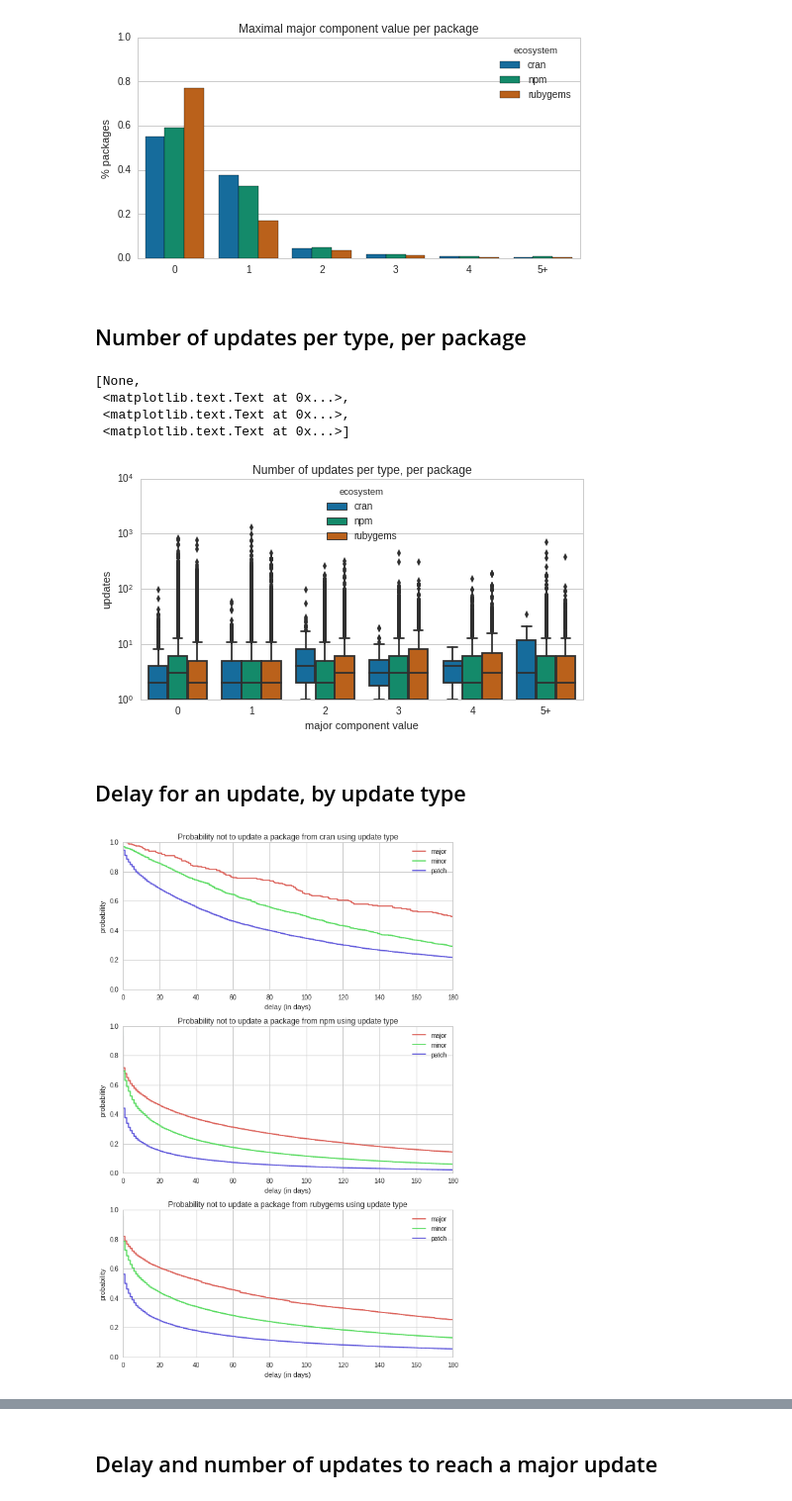
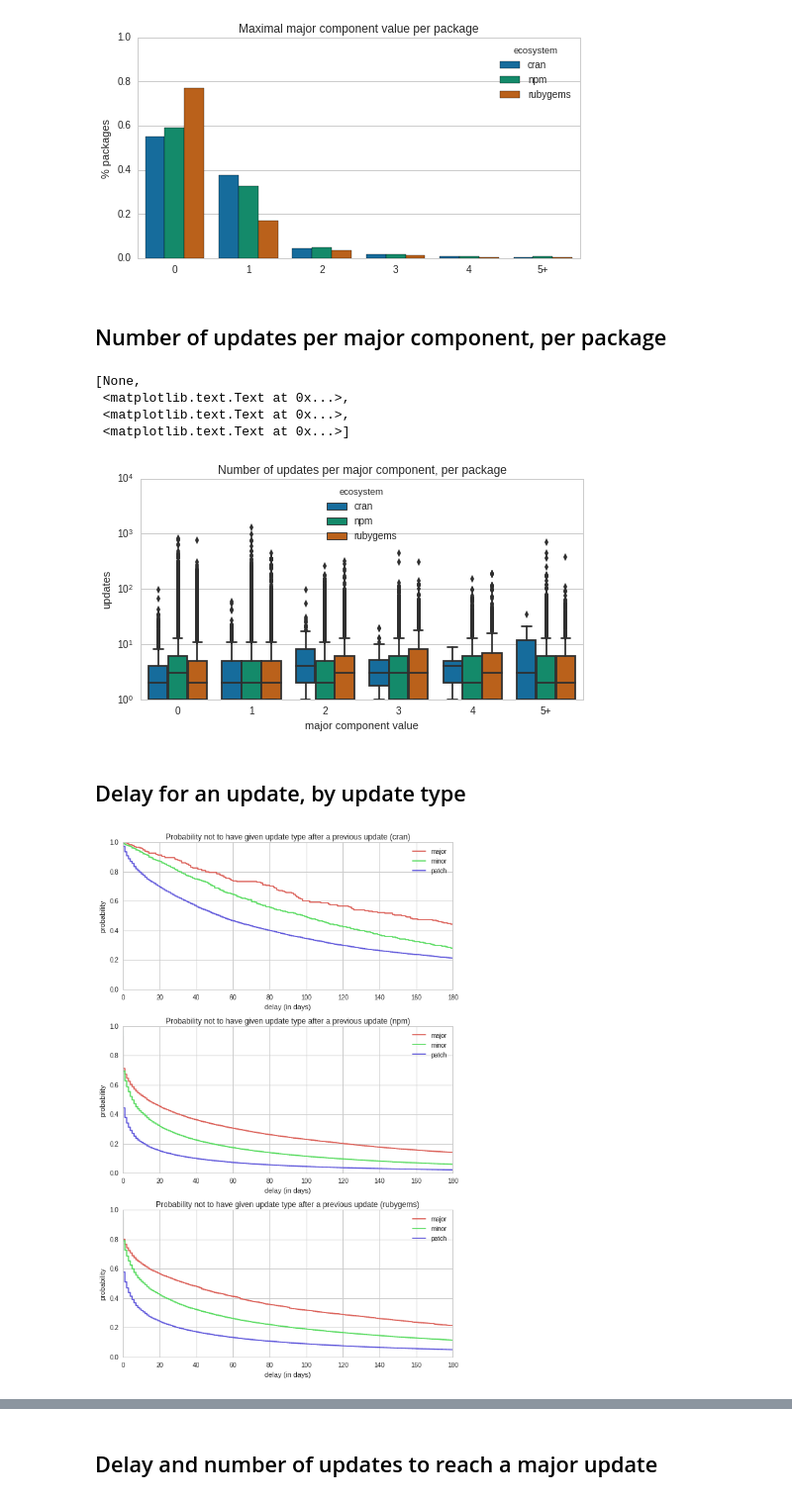
Before and after one commit to AlexandreDecan/ecos-emse, a Jupyter notebook: notebooks/Ecosystem activity.ipynb, the cells around one changed output, grey strips where cells are left out. Shown at 99% size. Cells and saved outputs as stored; diff of their text form; code cells hidden in the pictures.

```diff
--- a/notebooks/Ecosystem activity.ipynb
+++ b/notebooks/Ecosystem activity.ipynb
@@ -426,6 +427,12 @@ for ecosystem, data in df_data.items():
             data['packages']['version'].str.extract(RE_SEMVER, expand=True)
         ], axis=1, join='inner')
         .assign(semver=lambda d: ~(d[['v_major', 'v_minor', 'v_patch']].isnull().any(axis=1)))
+        # Convert to int
+        .assign(
+            v_major=lambda d: pandas.to_numeric(d['v_major'], errors='ignore'),
+            v_minor=lambda d: pandas.to_numeric(d['v_minor'], errors='ignore'),
+            v_patch=lambda d: pandas.to_numeric(d['v_patch'], errors='ignore'),
+        )
     )
 # %%
 # Tag package "semver_all" if all its releases are semver compliant
@@ -447,7 +454,6 @@ for ecosystem, data in df_data.items():
         data['packages']
         # Keep packages that are fully semver compliant
         .query('semver_all == True')
-
         .sort_values(['package', 'v_major', 'v_minor', 'v_patch', 'time'])
 
         # Shift to combine previous/current version
@@ -457,18 +463,28 @@ for ecosystem, data in df_data.items():
                 rsuffix='_previous'
             )
         )
-        .assign(release_type='unknown')
+        # Shift to combine next version
+        .pipe(lambda d:
+            d.join(
+                d[['package', 'time']].shift(-1),
+                rsuffix='_next'
+            )
+        )
+        .assign(release_type='patch')
         .assign(release_delay=lambda d: d['time'] - d['time_previous'])
+        .assign(next_release_delay=lambda d: d['time_next'] - d['time'])
     )
 
-    df.loc[df['v_patch'] != df['v_patch_previous'], 'release_type'] = 'patch'
+    #df.loc[df['v_patch'] != df['v_patch_previous'], 'release_type'] = 'patch'
     df.loc[df['v_minor'] != df['v_minor_previous'], 'release_type'] = 'minor'
     df.loc[df['v_major'] != df['v_major_previous'], 'release_type'] = 'major'
     df.loc[df['package'] != df['package_previous'], 'release_type'] = 'initial'
     df.loc[df['package'] != df['package_previous'], 'release_delay'] = pandas.NaT
+    df.loc[df['package'] != df['package_next'], 'next_release_delay'] = pandas.NaT
 
     data['semver'] = df.drop(
-        ['semver', 'semver_all', 'package_previous', 'v_patch_previous', 'v_minor_previous', 'v_major_previous', 'time_previous'],
+        ['semver', 'semver_all', 'package_previous', 'v_patch_previous', 'v_minor_previous',
+         'v_major_previous', 'time_previous', 'package_next', 'time_next'],
         axis=1
     )
 # %%
@@ -620,7 +636,7 @@ ax.set(
  <matplotlib.text.Text at 0x...>]
 [figure]
 # %% [markdown]
-## Number of updates per type, per package
+## Number of updates per major component, per package
 # %%
 figure, ax = matplotlib.pyplot.subplots()
 figure.set_size_inches(FIG_SIZE)
@@ -659,7 +675,7 @@ seaborn.boxplot(
 )
 
 ax.set(
-    title='Number of updates per type, per package',
+    title='Number of updates per major component, per package',
     xlabel='major component value',
     ylabel='updates',
     yscale='log',
@@ -669,7 +685,7 @@ ax.set(
  <matplotlib.text.Text at 0x...>,
  <matplotlib.text.Text at 0x...>,
  <matplotlib.text.Text at 0x...>]
-[figure, old version]
+[figure, new version]
 # %% [markdown]
 ## Delay for an update, by update type
 # %%
@@ -681,34 +697,40 @@ from lifelines.statistics import logrank_test
 figure, axes = matplotlib.pyplot.subplots(nrows=len(ECOSYSTEMS))
 figure.set_size_inches((FIG_SIZE[0], FIG_SIZE[1] * len(ECOSYSTEMS)))
 
 colors = iter(itertools.cycle(seaborn.color_palette('hls', 3)))
 
 kmp = lifelines.KaplanMeierFitter()
 tests = collections.OrderedDict()
 
 for i, (ecosystem, data) in enumerate(df_data.items()):
     ax = axes[i]
 
+    kmp_df = collections.OrderedDict()
     for update_kind in ['major', 'minor', 'patch']:
         color = next(colors)
 
-        kmp_df = (
+        kmp_df[update_kind] = (
             data['semver']
             .query('release_type == "{}"'.format(update_kind))
             .assign(duration=lambda d: d['release_delay'].dt.days)
         )
 
-        kmp.fit(kmp_df['duration'], label=update_kind)
+        kmp.fit(kmp_df[update_kind]['duration'], label=update_kind)
         kmp.plot(ax=ax, color=color, ci_show=False)
+
+    tests[ecosystem] = [
+        ('major vs minor', logrank_test(kmp_df['major']['duration'], kmp_df['minor']['duration'], alpha=0.99)),
+        ('minor vs patch', logrank_test(kmp_df['minor']['duration'], kmp_df['patch']['duration'], alpha=0.99)),
+    ]
 
     ax.set(
         xlabel='delay (in days)',
         ylabel='probability',
-        title='Probability not to update a package from {} using update type'.format(ecosystem),
+        title='Probability not to have given update type after a previous update ({})'.format(ecosystem),
         xlim=(0, 180),
         ylim=(0, 1)
     )
 
 matplotlib.pyplot.tight_layout()
 # %% [output]
-[figure, old version]
+[figure, new version]
```
Also changed, not shown: parts of 6 cells of this notebook, 2 other files.
